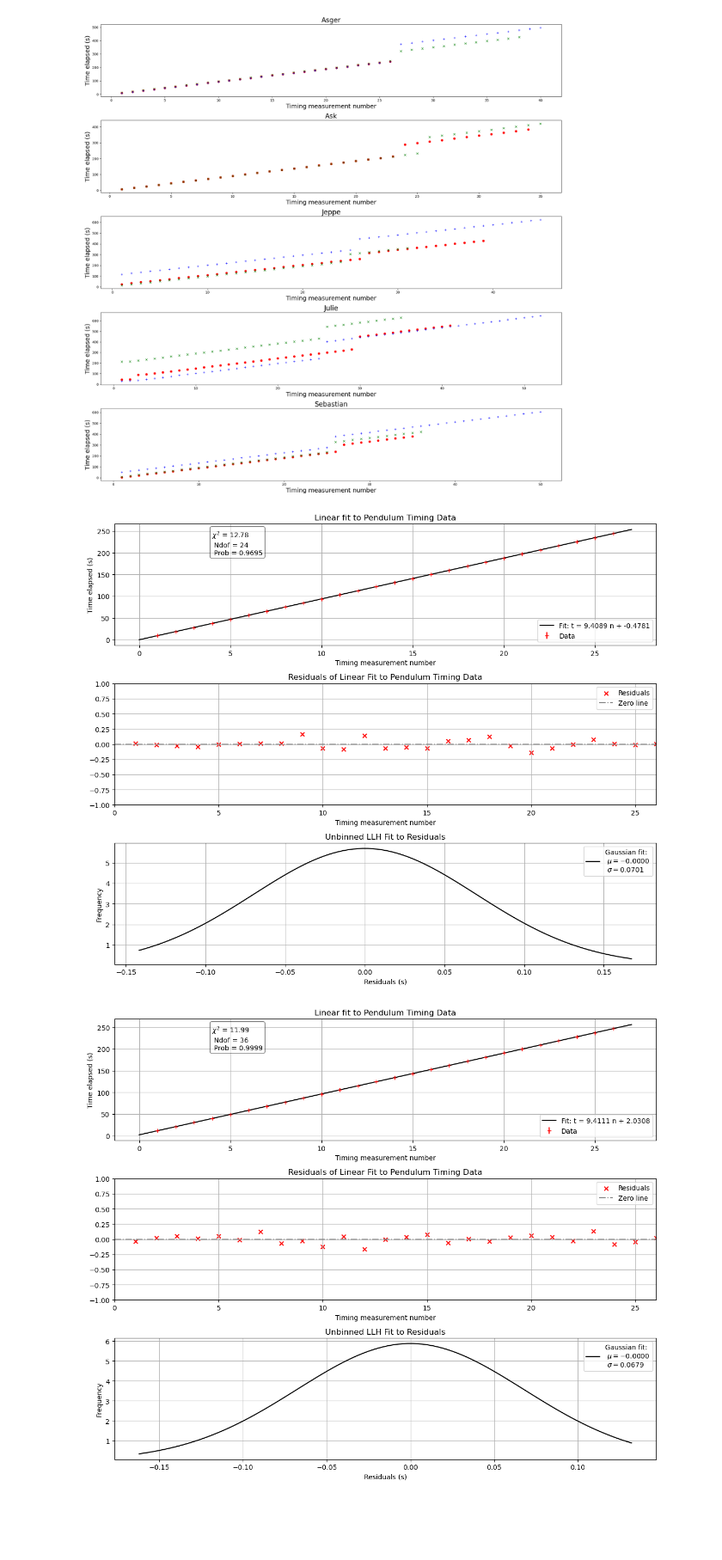
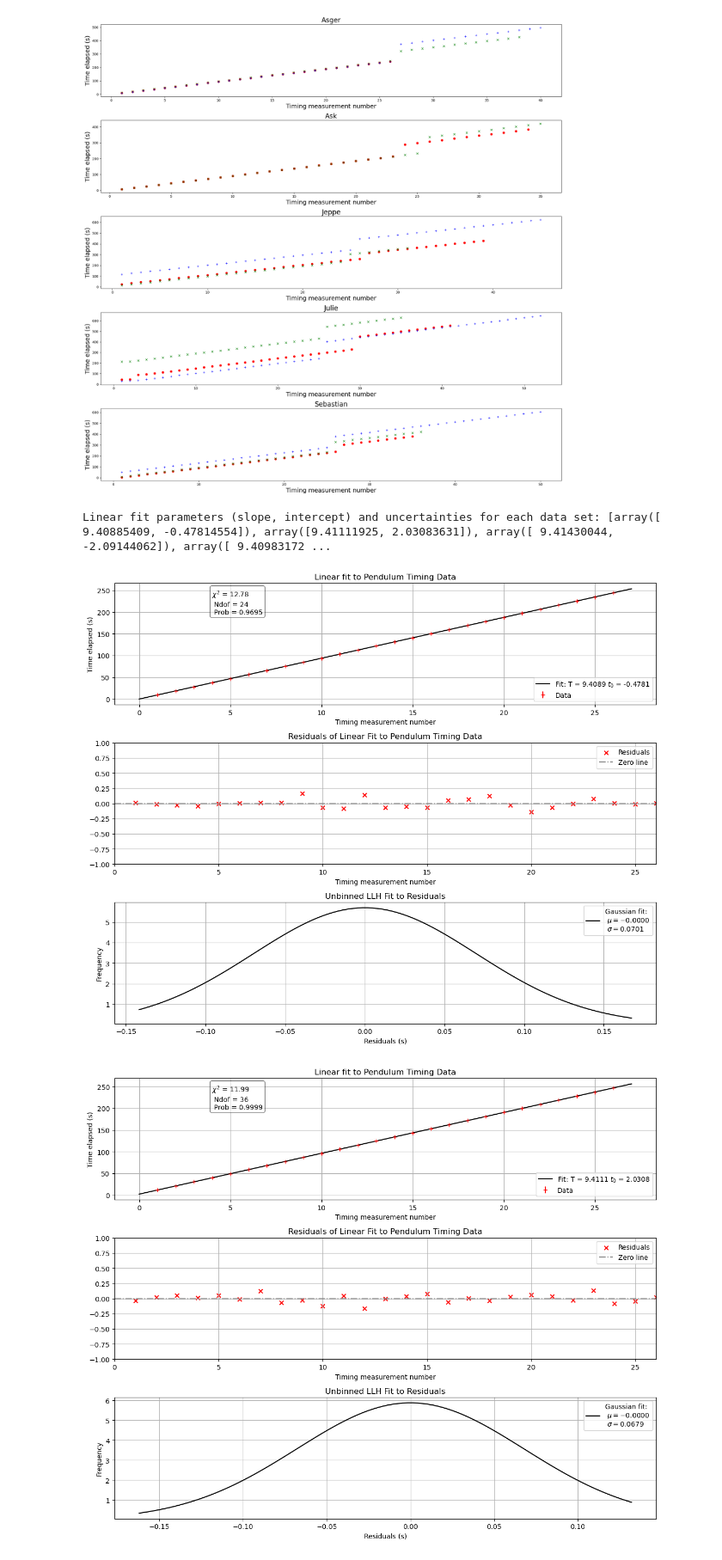
Before and after one commit to Julieloegstrup/Project, a Jupyter notebook: Pendulum/asger/asger_pendulum.ipynb, the cells around one changed output. Shown at 86% size. Saved outputs shown, nothing was run; the diff lists cells and outputs as text; code cells hidden in the pictures; blank space fills up the shorter version.

```diff
--- a/Pendulum/asger/asger_pendulum.ipynb
+++ b/Pendulum/asger/asger_pendulum.ipynb
@@ -220,10 +223,15 @@ for dat in data_sets:
     Ndof_list.append(Ndof)
     Prob_list.append(Prob)
     params = np.array(m_lin.values)
+    errors= np.array(m_lin.errors)
     param_list.append(params)
 
 
     i+=1
+# %%
+print('Linear fit parameters (slope, intercept) and uncertainties for each data set:', param_list, errors)
+# %% [output]
+Linear fit parameters (slope, intercept) and uncertainties for each data set: [array([ 9.40885409, -0.47814554]), array([9.41111925, 2.03083631]), array([ 9.41430044, -2.09144062]), array([ 9.40983172 ...
 # %%
 i=0
 names = ['Asger 1', 'Asger 2', 'Asger 3',
@@ -247,7 +255,7 @@ for dat, params in zip(data_sets, param_list):
     t_fit = lin_fit(n_fit, a, b)
     #if len(n_rest)>3:
         #t_fit_rest = lin_fit(n_fit, a_rest, b_rest)
-    axs[0].plot(n_fit, t_fit,c='black', label='Fit: t = {:.4f} n + {:.4f}'.format(a, b))
+    axs[0].plot(n_fit, t_fit,c='black', label='Fit: T = {:.4f} $t_0$ = {:.4f}'.format(a, b))
     #axs[0].text(0.05, 0.95, 'Fit parameters: \n a = {:.4f} \n b = {:.4f}'.format(a, b), transform=axs[0].transAxes, verticalalignment='top', bbox=dict(boxstyle='round', facecolor='white', alpha=0.5))
     axs[0].text(0.18, 0.95, '$\chi^2$ = {:.2f} \n Ndof = {} \n Prob = {:.4f}'.format(chi_list[i], Ndof_list[i], Prob_list[i]), transform=axs[0].transAxes, verticalalignment='top', bbox=dict(boxstyle='round', facecolor='white', alpha=0.5))
     #if len(t_fit_rest) !=0:
@@ -290,32 +298,32 @@ for dat, params in zip(data_sets, param_list):
 
     #counts, edges = np.histogram(residuals, bins=Nbins)
     #bin_width = edges[1] - edges[0]
     x_plot = np.linspace(min(residuals), max(residuals), 100)
     #y_plot =  len(residuals) * bin_width *gauss_pdf(x_plot, minuit_ullh.values['mu'], minuit_ullh.values['sigma'])
     y_plot =  gauss_pdf(x_plot, minuit_ullh.values['mu'], minuit_ullh.values['sigma'])
     axs[2].plot(x_plot, y_plot, color='black', label='Gaussian fit: \n $\mu = {:.4f}$ \n $\sigma = {:.4f}$'.format(minuit_ullh.values['mu'], minuit_ullh.values['sigma']))
     #bin_centers = 0.5 * (edges[1:] + edges[:-1])
     #axs[1].bar(bin_centers, counts, width=bin_width, alpha=0.7, label='Residuals Histogram')
 
     #axs[1].bar(edges[:-1], counts, width=bin_width, alpha=0.7, label='Residuals Histogram')
     #axs[1].axhline(0, color='red', linestyle='--')
     #axs[1].set_xlabel('Residuals (s)')
     #axs[1].set_ylabel('counts')
     #axs[1].grid()
     #axs[1].set_ylim(-0.01, 0.01)
     #axs[1].set_xlim(0, 23 if (i==3 or i==6) else 26)
     axs[2].set_title('Unbinned LLH Fit to Residuals')
     axs[2].set_xlabel('Residuals (s)')
     axs[2].set_ylabel('Frequency')
     axs[2].legend()
     axs[2].grid()
     plt.tight_layout()
     plt.show()
     sigmas.append(minuit_ullh.values['sigma'])
 
 
 
     i += 1
 # %% [output]
-[figure, old version]
+[figure, new version]
-[figure, old version]
+[figure, new version]
```
Also changed, not shown: parts of 12 cells of this notebook.
